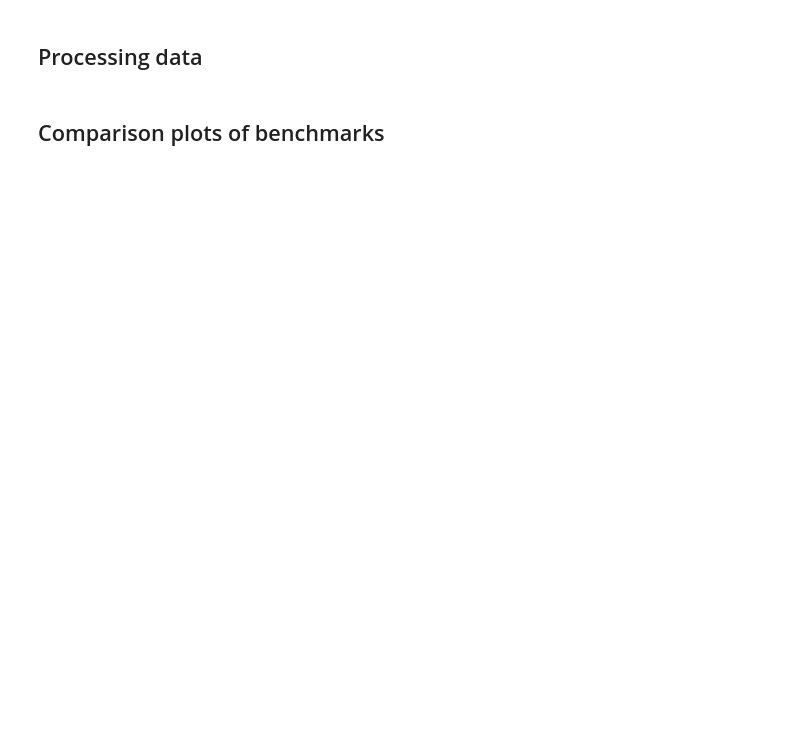
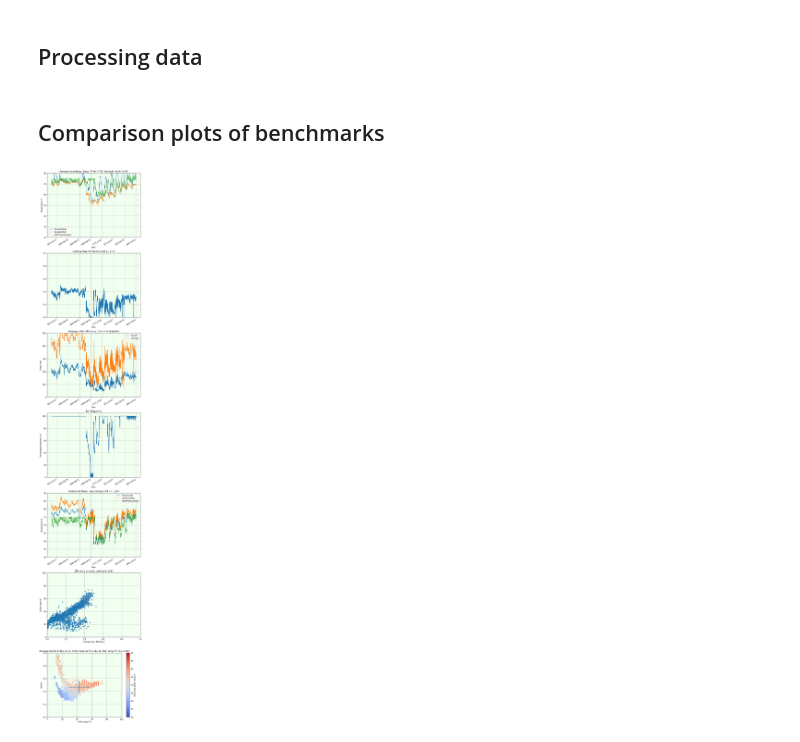
Before and after one commit to hazrmard/EngineeringScienceBuilding, a Jupyter notebook: src/notebooks/ESB-Controller-Evaluation.ipynb, the cells around one changed output. Saved outputs shown, nothing was run; the diff lists cells and outputs as text; code cells hidden in the pictures; blank space fills up the shorter version.

```diff
--- a/src/notebooks/ESB-Controller-Evaluation.ipynb
+++ b/src/notebooks/ESB-Controller-Evaluation.ipynb
@@ -31,7 +31,7 @@ ch2trend = '2841'  # chiller 2 detailed trend
 ch1trend = '2422'  # chiller 1 detailed trend
 simcols = ['TempAmbient', 'TempWetBulb', 'Tonnage']
 
-ch1start, ch1end = datetime(2021,5,16,6,10, tzinfo=cdt), datetime(2021,5,23,6,0, tzinfo=cdt)
+ch1start, ch1end = datetime(2021,9,16,0,0, tzinfo=cdt), datetime(2021,10,1,0,0, tzinfo=cdt)
 ch2start, ch2end = datetime(2021,4,19, tzinfo=cdt), datetime(2021,5,3, tzinfo=cdt)
 oldstart, oldend = datetime(2020,3,1, tzinfo=cst), datetime(2021,3,8, tzinfo=cst)
 # %% [markdown]
@@ -39,7 +39,7 @@ oldstart, oldend = datetime(2020,3,1, tzinfo=cst), datetime(2021,3,8, tzinfo=cst
 
 Using Dynamic Time Warping to compare a day under controller vs a similar day under old control. Ambient and Wetbulb temperature time series are used to measure similarity.
 # %%
-chiller = 2
+chiller = 1
 if chiller == 1 or chiller == '1v2':
     start, end, chtrend = ch1start, ch1end, ch1trend
     refstart, refend, reftrend = (oldstart, oldend, ch1trend) if chiller == 1 else (ch2start, ch2end, ch2trend)
@@ -52,7 +52,7 @@ data_stpt = get_trend(trend, username, password,
                  start=start,
                  end=end)
 data_stpt = data_stpt[['CDWTPythonSetpt', 'JCI Cooling_Tower_Water_Setpoint']]
-data_ch = get_trend(ch_trend, username, password,
+data_ch = get_trend(chtrend, username, password,
                  start=start,
                  end=end)
 
@@ -133,6 +124,7 @@ for i, date in enumerate(tqdm(date_ticks, leave=False, desc='Data spans')):
         rsegment = refdata.loc[rdate:rdate + span]
         refsegments.append(rsegment)
         if len(rsegment)==0: continue
+        if len(segment)==0: continue
         similarities[i, j] = dtw(
                 to_time_series(scaler.transform(rsegment[simcols])),
                 to_time_series(scaler.transform(segment[simcols])))
@@ -272,31 +264,33 @@ axes[4].set_ylabel('Temperature /F')
 axes[4].set_title('Condenser Temps, Avg change %.2f +/- %.2fF' % (deltat.mean(), deltat.std()))
 
 scatterdf = pd.DataFrame({
     'Cooling Tower Efficiency': ctefficiency,
     'Chiller load /%': data['Tonnage'] * 100/800,
 })
 corr = scatterdf.corr().values[0,1]
 scatterdf.plot.scatter('Cooling Tower Efficiency', 'Chiller load /%', ax=axes[5])
 axes[5].set_title('Efficiency vs Load, correlation %.2f' % corr)
 axes[5].set_xlim(0, 1)
 axes[5].set_ylim(0, 100)
 
 scatterdf = pd.DataFrame({
     'Chiller load /%': data['Tonnage'] * 100/800,
     'kw/Ton': data['PowChi'] / data['Tonnage'],
     'Returning Water Temp /F': data['TempCondIn']
 })
 scatterdf.plot.scatter('Chiller load /%', 'kw/Ton', c='Returning Water Temp /F',
-                       colormap='coolwarm', norm=colors.Normalize(50, 90), ax=axes[6])
+                       colormap='coolwarm', vmin=50, vmax=90, ax=axes[6])
 mean, std = scatterdf.mean().values, scatterdf.std().values
 axes[6].set_title('Average kw/Ton %.2f+/-%.2f, Chiller load %.2f+/-%.2f, Ret. temp %.2f+/-%.2f)' % \
                   (mean[1], std[1], mean[0], std[0], mean[2], std[2]))
 axes[6].errorbar(mean[0], mean[1], xerr=std[0], yerr=std[1])
 axes[6].set_xlim(0, 100)
 axes[6].set_ylim(0, 1)
 
 
 for ax in axes:
     ax.set_facecolor('honeydew')
     ax.grid(True, 'both')
 plt.tight_layout()
+# %% [output]
+[figure, added]
```
Also changed, not shown: parts of 2 cells of this notebook, 24 other files.
